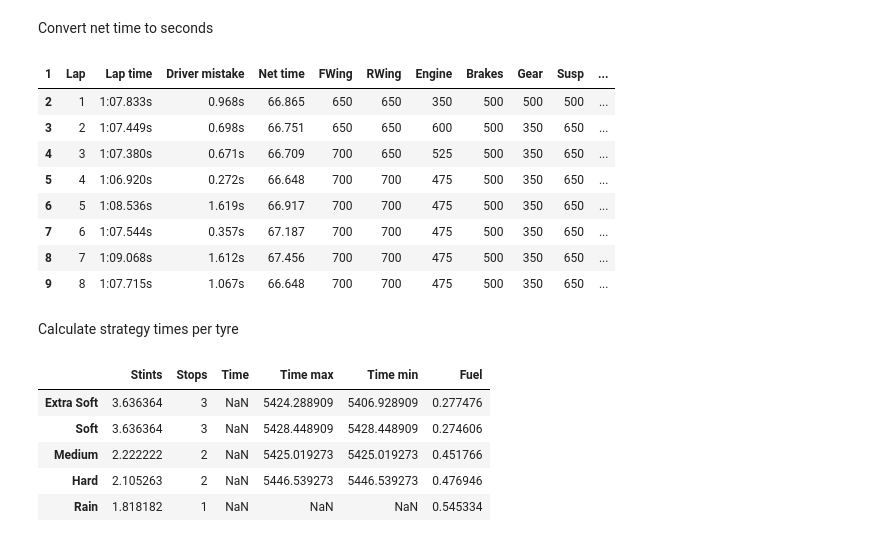
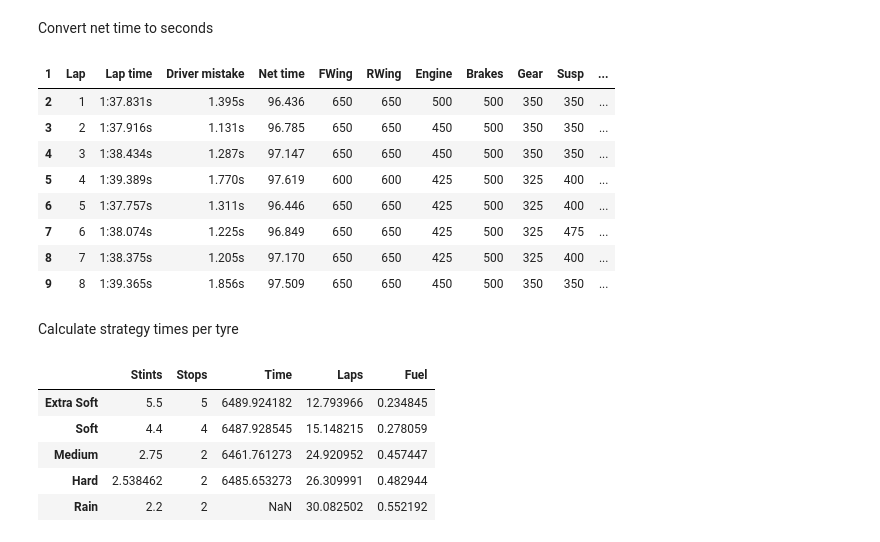
Before and after one commit to freire-guido/gpro, a Jupyter notebook: strategies.ipynb, the cells around one changed output. Drawn from its saved outputs; the diff is of its cells as text; code cells hidden in the pictures.

Commit message:
clean tracks

```diff
--- a/strategies.ipynb
+++ b/strategies.ipynb
@@ -59,6 +49,8 @@ Convert net time to seconds
 from datetime import datetime, timedelta
 # %%
 def to_timedelta(str, format = '%M:%S.%fs'):
+    if str == '-':
+        return pd.NA
     parsed_time = datetime.strptime(str, format)
     return timedelta(
         minutes=parsed_time.minute,
@@ -70,35 +62,34 @@ practice['Net time'] = practice['Net time'].apply(lambda t: to_timedelta(t).tota
 practice
 # %% [output]
 | 1 | Lap | Lap time | Driver mistake | Net time | FWing | RWing | Engine | Brakes | Gear | Susp | ... |
-| 2 | 1 | 1:07.833s | 0.968s | 66.865 | 650 | 650 | 350 | 500 | 500 | 500 | ... |
-| 3 | 2 | 1:07.449s | 0.698s | 66.751 | 650 | 650 | 600 | 500 | 350 | 650 | ... |
-| 4 | 3 | 1:07.380s | 0.671s | 66.709 | 700 | 650 | 525 | 500 | 350 | 650 | ... |
-| 5 | 4 | 1:06.920s | 0.272s | 66.648 | 700 | 700 | 475 | 500 | 350 | 650 | ... |
-| 6 | 5 | 1:08.536s | 1.619s | 66.917 | 700 | 700 | 475 | 500 | 350 | 650 | ... |
-| 7 | 6 | 1:07.544s | 0.357s | 67.187 | 700 | 700 | 475 | 500 | 350 | 650 | ... |
-| 8 | 7 | 1:09.068s | 1.612s | 67.456 | 700 | 700 | 475 | 500 | 350 | 650 | ... |
-| 9 | 8 | 1:07.715s | 1.067s | 66.648 | 700 | 700 | 475 | 500 | 350 | 650 | ... |
+| 2 | 1 | 1:37.831s | 1.395s | 96.436 | 650 | 650 | 500 | 500 | 350 | 350 | ... |
+| 3 | 2 | 1:37.916s | 1.131s | 96.785 | 650 | 650 | 450 | 500 | 350 | 350 | ... |
+| 4 | 3 | 1:38.434s | 1.287s | 97.147 | 650 | 650 | 450 | 500 | 350 | 350 | ... |
+| 5 | 4 | 1:39.389s | 1.770s | 97.619 | 600 | 600 | 425 | 500 | 325 | 400 | ... |
+| 6 | 5 | 1:37.757s | 1.311s | 96.446 | 650 | 650 | 425 | 500 | 325 | 400 | ... |
+| 7 | 6 | 1:38.074s | 1.225s | 96.849 | 650 | 650 | 425 | 500 | 325 | 475 | ... |
+| 8 | 7 | 1:38.375s | 1.205s | 97.170 | 650 | 650 | 425 | 500 | 325 | 400 | ... |
+| 9 | 8 | 1:39.365s | 1.856s | 97.509 | 650 | 650 | 450 | 500 | 350 | 350 | ... |
 # %% [markdown]
 Calculate strategy times per tyre
 # %%
 def get_strategies(track, tol, tyres = ['Extra Soft', 'Soft', 'Medium', 'Hard', 'Rain']):
-    lapspertyre = (1-tol) / (usage['Usage']*tracks.loc[track, 'Lap distance'])
-    strategies = pd.DataFrame([], tyres, ['Stints', 'Stops', 'Time'])
-    strategies['Stints'] = tracks.loc[track, 'Laps'] / np.floor(lapspertyre)
+    strategies = pd.DataFrame([], tyres, ['Stints', 'Stops', 'Time', 'Laps'])
+    strategies['Laps'] = (1-tol) / (usage['Usage']*tracks.loc[track, 'Lap distance'])
+    strategies['Stints'] = tracks.loc[track, 'Laps'] / np.floor(strategies['Laps'])
     strategies['Stops'] = np.ceil(strategies['Stints']) - 1 # np.ceil(x) - 1 != np.floor(x) e.g. x = 1
-    strategies['Time max'] = practice.groupby('Tyres')['Net time'].max() * tracks.loc[track, 'Laps']+ pitstime.loc['No more fuel was left', 'Average'] * strategies['Stops']
-    strategies['Time min'] = practice.groupby('Tyres')['Net time'].min() * tracks.loc[track, 'Laps']+ pitstime.loc['No more fuel was left', 'Average'] * strategies['Stops']
-    strategies['Fuel'] = usage.loc['Fuel', 'Usage'] * lapspertyre * tracks.loc[track, 'Lap distance']
+    strategies['Time'] = practice.groupby('Tyres')['Net time'].min() * tracks.loc[track, 'Laps']+ pitstime.loc['No more fuel was left', 'Average'] * strategies['Stops']
+    strategies['Fuel'] = usage.loc['Fuel', 'Usage'] * strategies['Laps'] * tracks.loc[track, 'Lap distance']
     return strategies
 # %%
-get_strategies(14, 0.27)
+get_strategies(15, 0.27)
 # %% [output]
-|  | Stints | Stops | Time | Time max | Time min | Fuel |
-| Extra Soft | 3.636364 | 3 | NaN | 5424.288909 | 5406.928909 | 0.277476 |
-| Soft | 3.636364 | 3 | NaN | 5428.448909 | 5428.448909 | 0.274606 |
-| Medium | 2.222222 | 2 | NaN | 5425.019273 | 5425.019273 | 0.451766 |
-| Hard | 2.105263 | 2 | NaN | 5446.539273 | 5446.539273 | 0.476946 |
-| Rain | 1.818182 | 1 | NaN | NaN | NaN | 0.545334 |
+|  | Stints | Stops | Time | Laps | Fuel |
+| Extra Soft | 5.5 | 5 | 6489.924182 | 12.793966 | 0.234845 |
+| Soft | 4.4 | 4 | 6487.928545 | 15.148215 | 0.278059 |
+| Medium | 2.75 | 2 | 6461.761273 | 24.920952 | 0.457447 |
+| Hard | 2.538462 | 2 | 6485.653273 | 26.309991 | 0.482944 |
+| Rain | 2.2 | 2 | NaN | 30.082502 | 0.552192 |
 # %%
 col = {'Extra Soft': 'pink', 'Soft': 'red', 'Medium': 'yellow', 'Hard': 'grey', 'Rain': 'blue'}
 grid = np.linspace(0, 0.5, 100)
```
Also changed, not shown: parts of 5 cells of this notebook, 1 other file.
